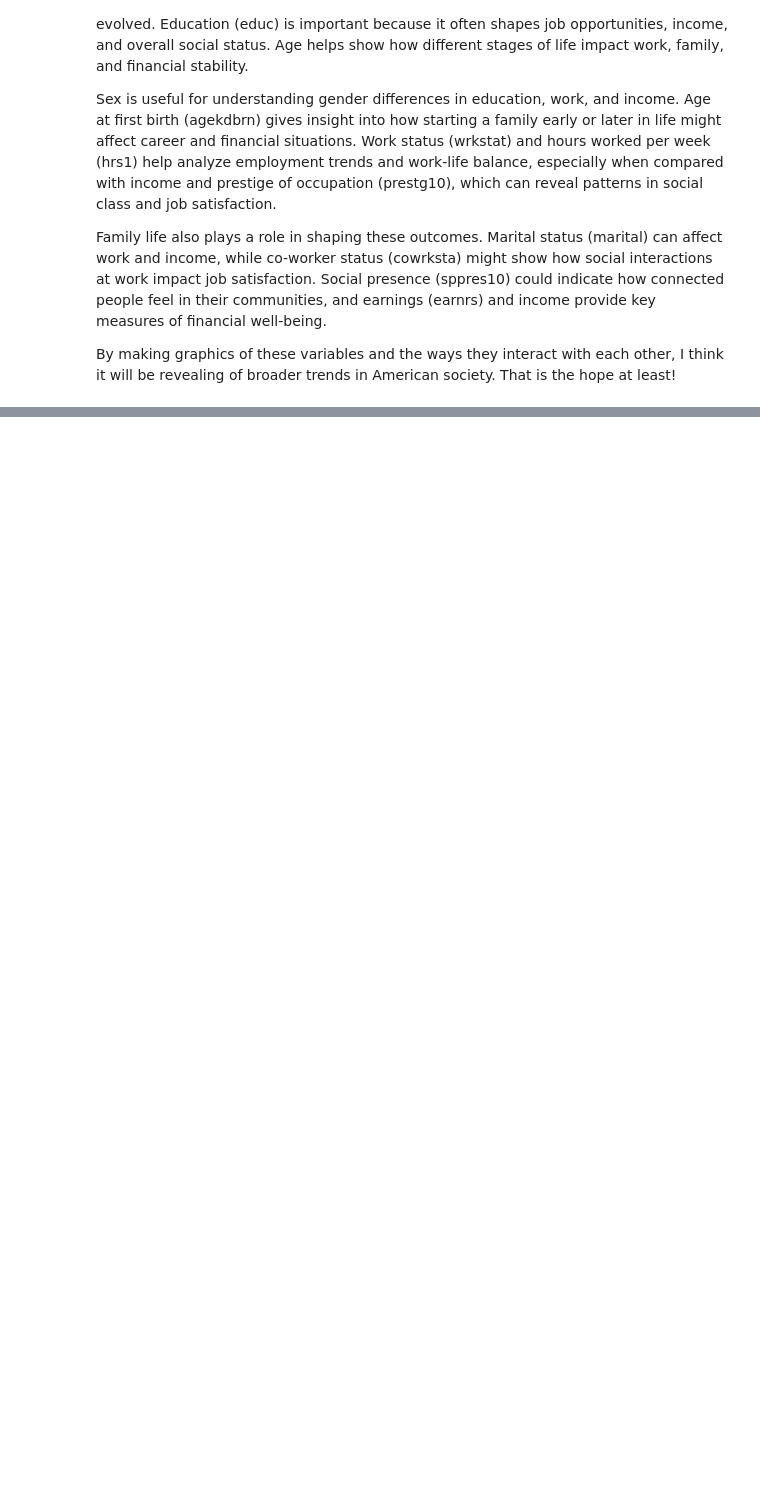
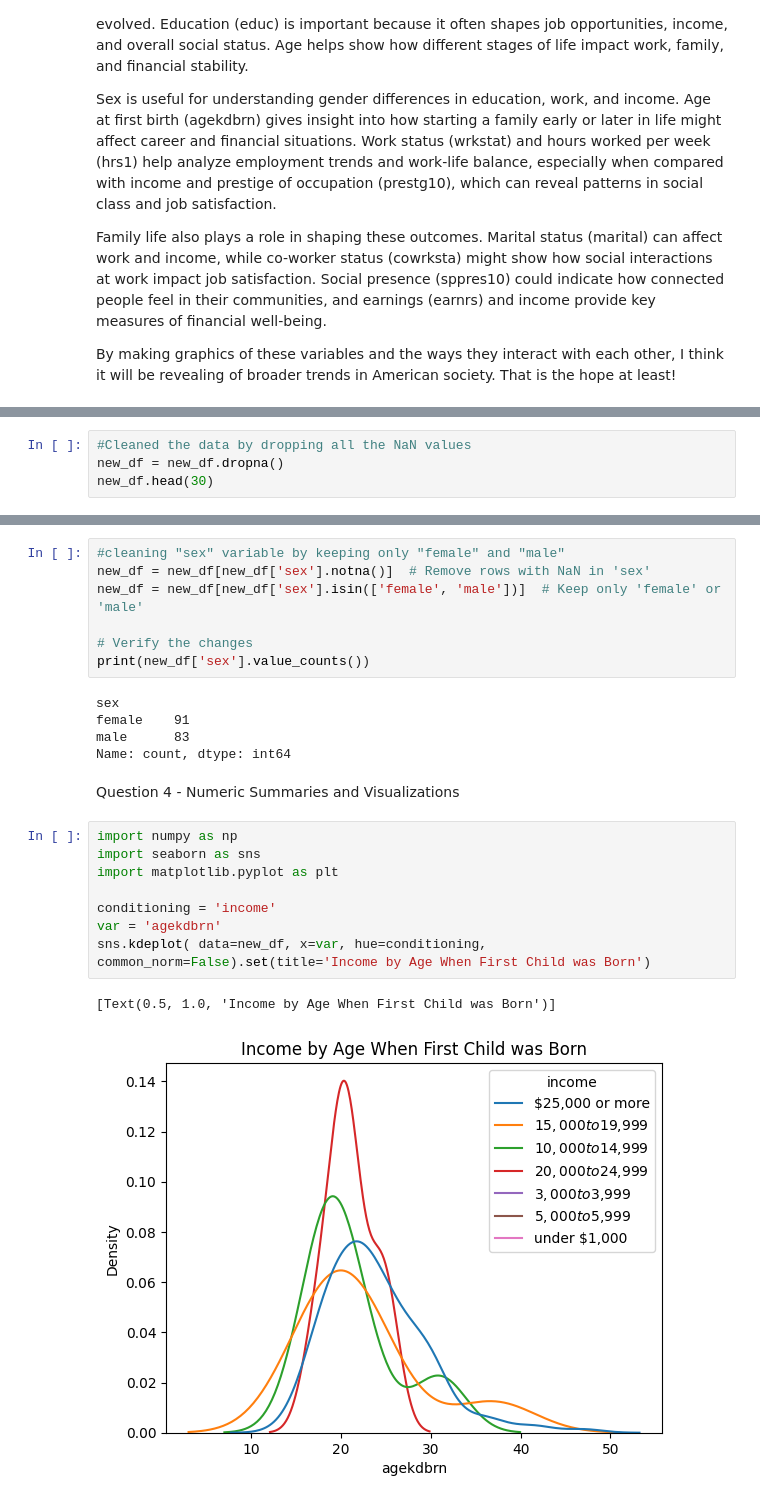
Before and after one commit to eep3uv/EDA, a Jupyter notebook: lab/gss.ipynb, the cells around one changed output, grey strips where cells are left out. Drawn from its saved outputs; the diff is of its cells as text; blank space fills up the shorter version.

```diff
--- a/lab/gss.ipynb
+++ b/lab/gss.ipynb
@@ -147,0 +134,4 @@ By making graphics of these variables and the ways they interact with each other
+# %%
+#Cleaned the data by dropping all the NaN values
+new_df = new_df.dropna()
+new_df.head(30)
@@ -147,0 +156,25 @@ By making graphics of these variables and the ways they interact with each other
+# %%
+#cleaning "sex" variable by keeping only "female" and "male"
+new_df = new_df[new_df['sex'].notna()]  # Remove rows with NaN in 'sex'
+new_df = new_df[new_df['sex'].isin(['female', 'male'])]  # Keep only 'female' or 'male'
+
+# Verify the changes
+print(new_df['sex'].value_counts())
+# %% [output]
+sex
+female    91
+male      83
+Name: count, dtype: int64
+# %% [markdown]
+Question 4 - Numeric Summaries and Visualizations
+# %%
+import numpy as np
+import seaborn as sns
+import matplotlib.pyplot as plt
+
+conditioning = 'income'
+var = 'agekdbrn'
+sns.kdeplot( data=new_df, x=var, hue=conditioning, common_norm=False).set(title='Income by Age When First Child was Born')
+# %% [output]
+[Text(0.5, 1.0, 'Income by Age When First Child was Born')]
+[figure, added]
```
Also changed, not shown: parts of 17 cells of this notebook.
